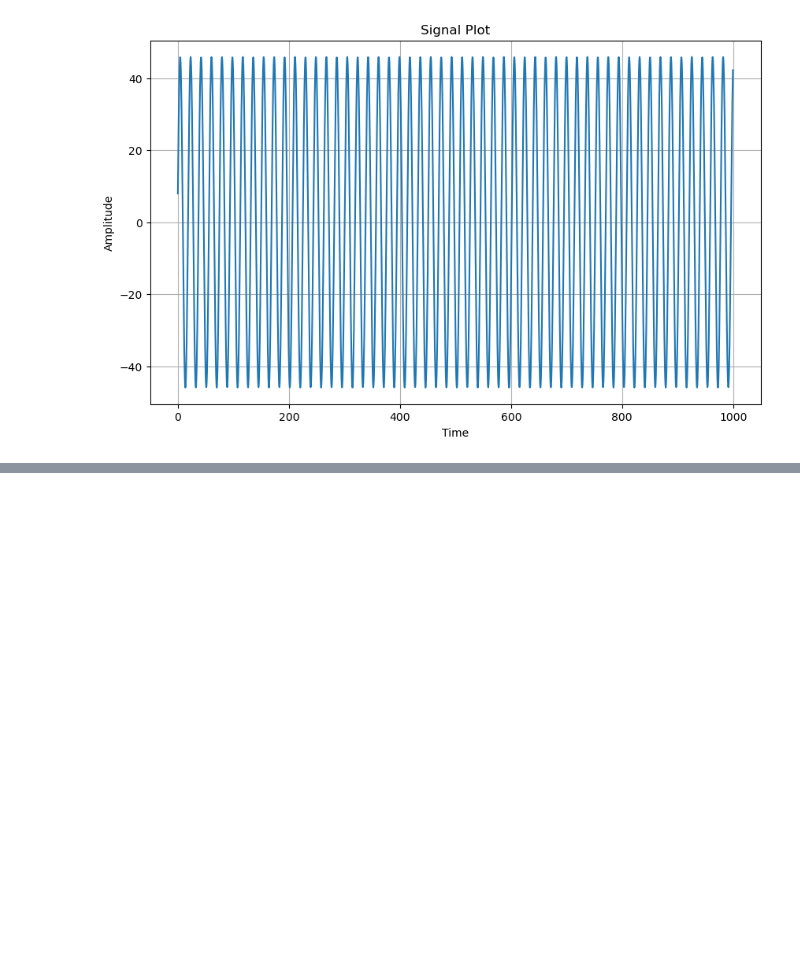
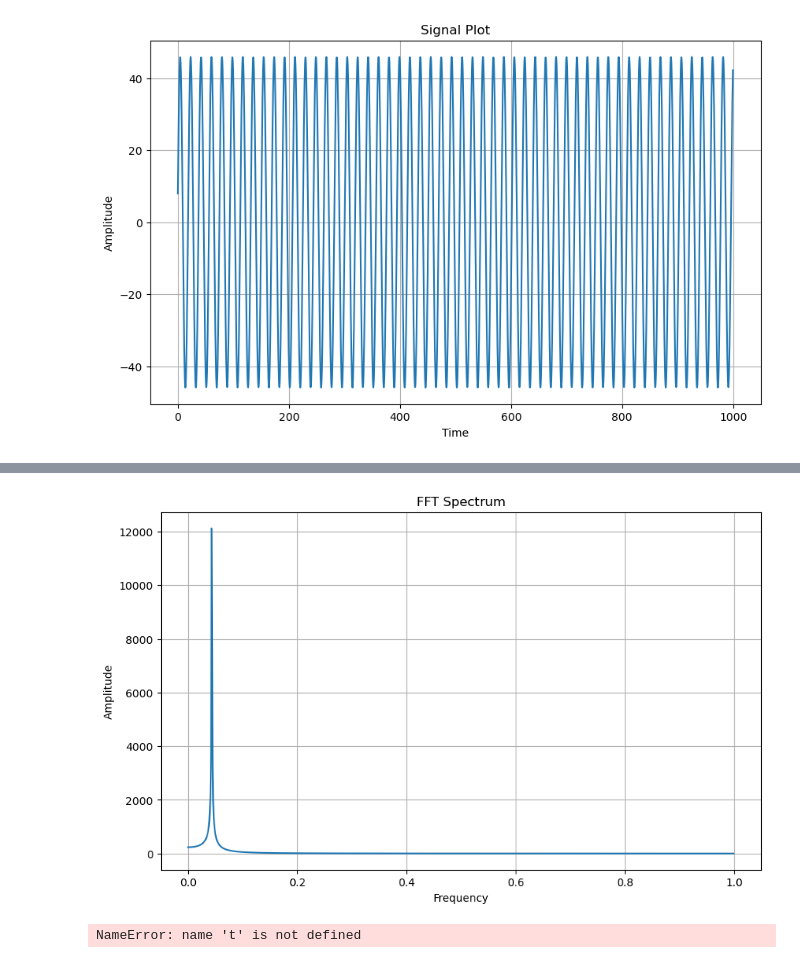
Before and after one commit to BeichenXu/MasProjectLISA, a Jupyter notebook: Signal generator.ipynb, the cells around one changed output, grey strips where cells are left out. Cells and saved outputs as stored; diff of their text form; code cells hidden in the pictures; blank space fills up the shorter version.

```diff
--- a/Signal generator.ipynb
+++ b/Signal generator.ipynb
@@ -471,0 +484,8 @@ Signal_Analyzer.plot_signal(noise)
+# %%
+Signal_Analyzer.plot_fft(clean_signal)
+# %% [output]
+[figure, added]
+# %%
+mynoise=np.random.normal(scale=10,size=len(t))
+# %% [output]
+NameError: name 't' is not defined
```
Also changed, not shown: parts of 8 cells of this notebook.
